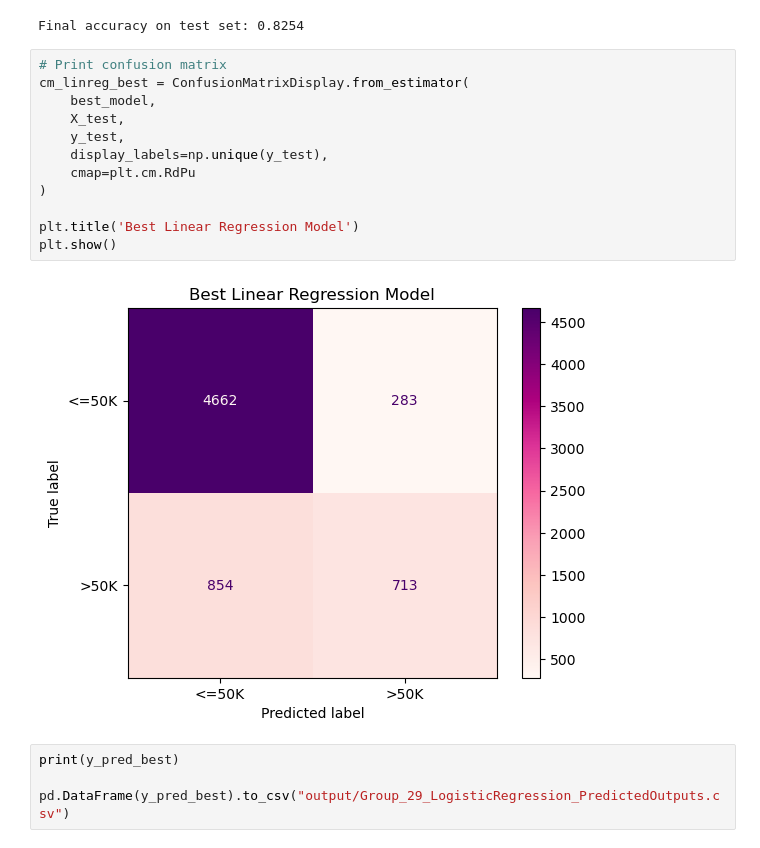
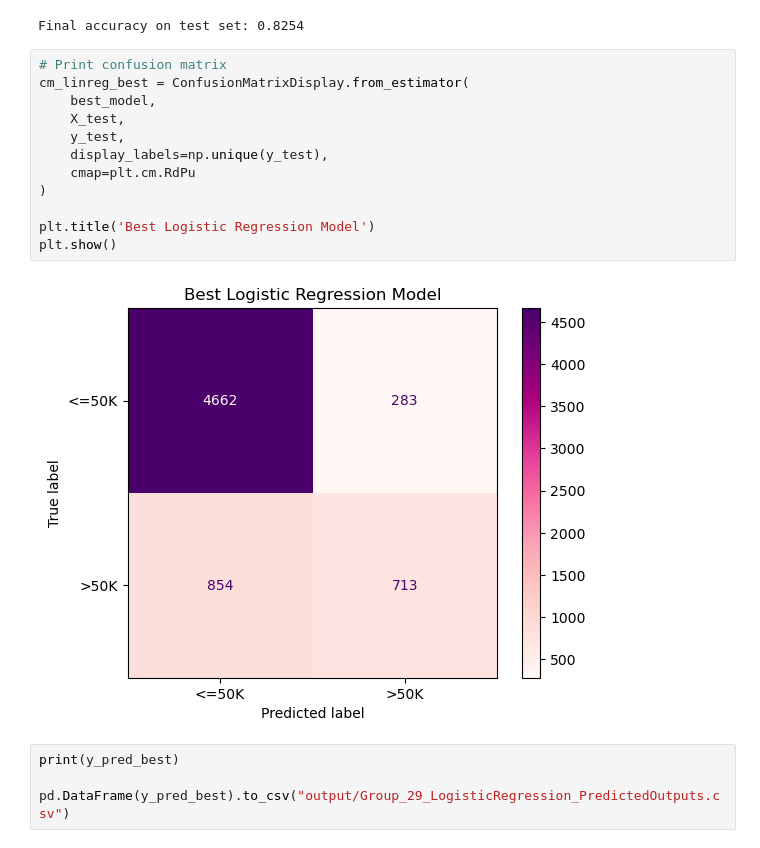
Before and after one commit to rooothellen/dasc41103, a Jupyter notebook: proj1/models/part3.ipynb, the cells around one changed output. Saved outputs shown, nothing was run; the diff lists cells and outputs as text.

```diff
--- a/proj1/models/part3.ipynb
+++ b/proj1/models/part3.ipynb
@@ -133,17 +129,17 @@ Final accuracy on test set: 0.8254
 # %%
 # Print confusion matrix
 cm_linreg_best = ConfusionMatrixDisplay.from_estimator(
     best_model,
     X_test,
     y_test,
     display_labels=np.unique(y_test),
     cmap=plt.cm.RdPu
 )
 
-plt.title('Best Linear Regression Model')
+plt.title('Best Logistic Regression Model')
 plt.show()
 # %% [output]
-[figure, old version]
+[figure, new version]
 # %%
 print(y_pred_best)
 
```
Also changed, not shown: parts of 5 cells of this notebook.
